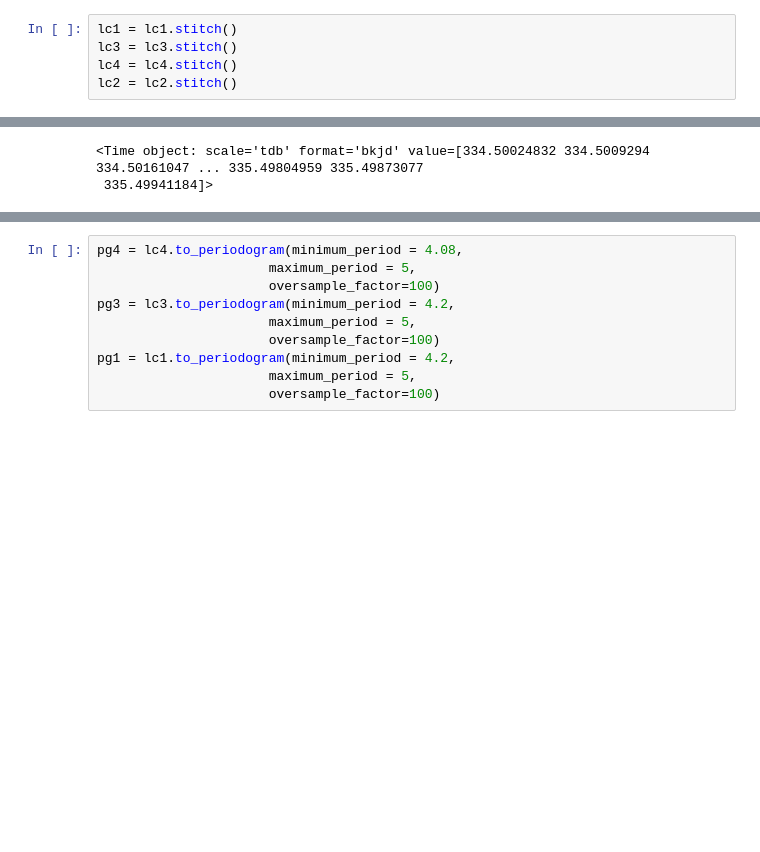
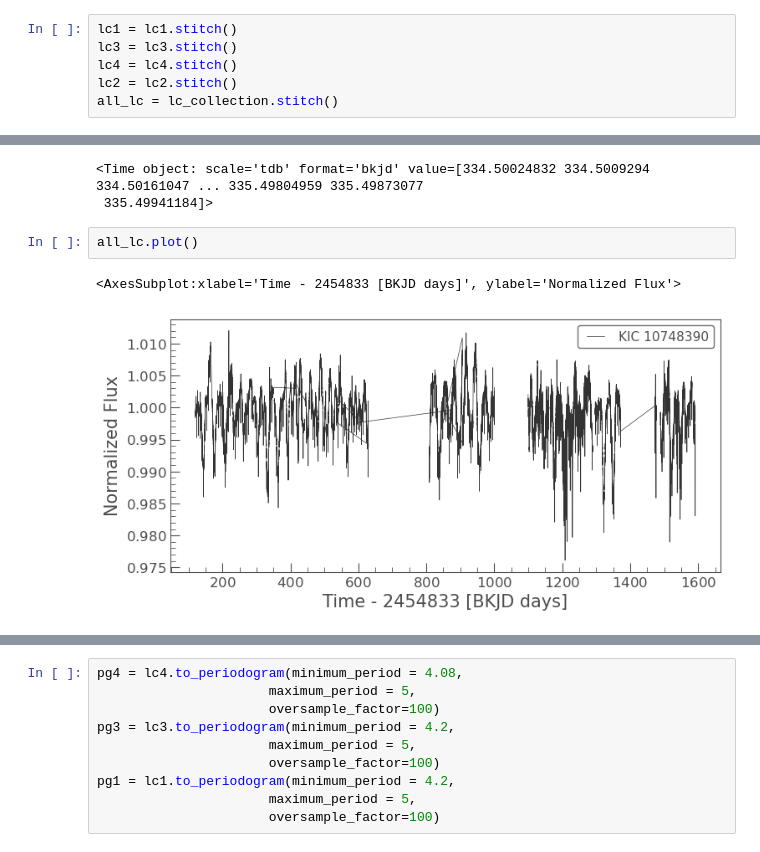
Before and after one commit to ssagynbayeva/starry-project, a Jupyter notebook: figure1_Morris.ipynb, the cells around one changed output, grey strips where cells are left out. Cells and saved outputs as stored; diff of their text form; blank space fills up the shorter version.

```diff
--- a/figure1_Morris.ipynb
+++ b/figure1_Morris.ipynb
@@ -71,6 +57,7 @@ lc1 = lc1.stitch()
 lc3 = lc3.stitch()
 lc4 = lc4.stitch()
 lc2 = lc2.stitch()
+all_lc = lc_collection.stitch()
 # %%
 lc2.head()
 # %% [output]
@@ -145,3 +120,8 @@ lc1['time']
 # %% [output]
 <Time object: scale='tdb' format='bkjd' value=[334.50024832 334.5009294  334.50161047 ... 335.49804959 335.49873077
  335.49941184]>
+# %%
+all_lc.plot()
+# %% [output]
+<AxesSubplot:xlabel='Time - 2454833 [BKJD days]', ylabel='Normalized Flux'>
+[figure, added]
```
Also changed, not shown: parts of 28 cells of this notebook.
